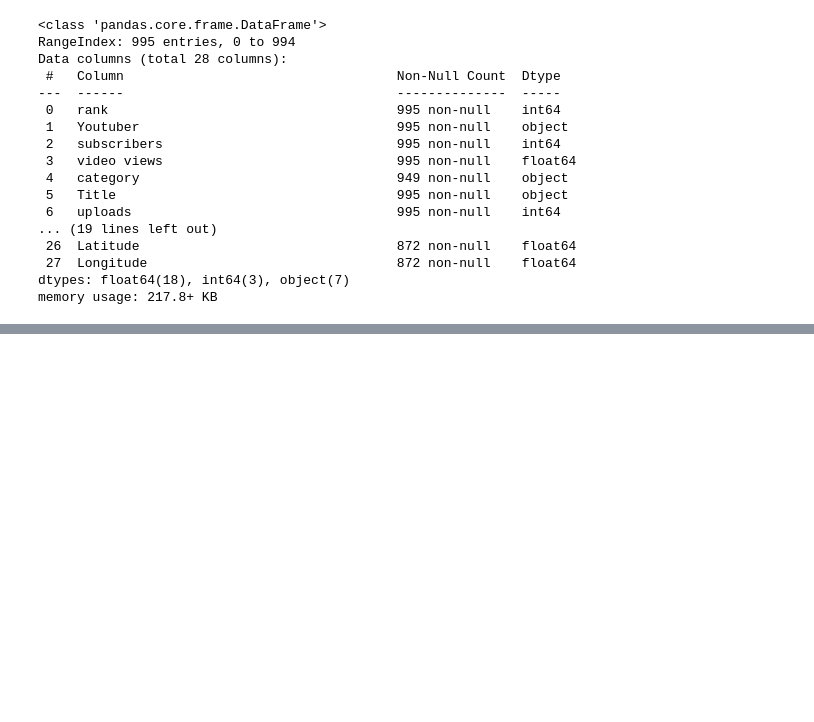
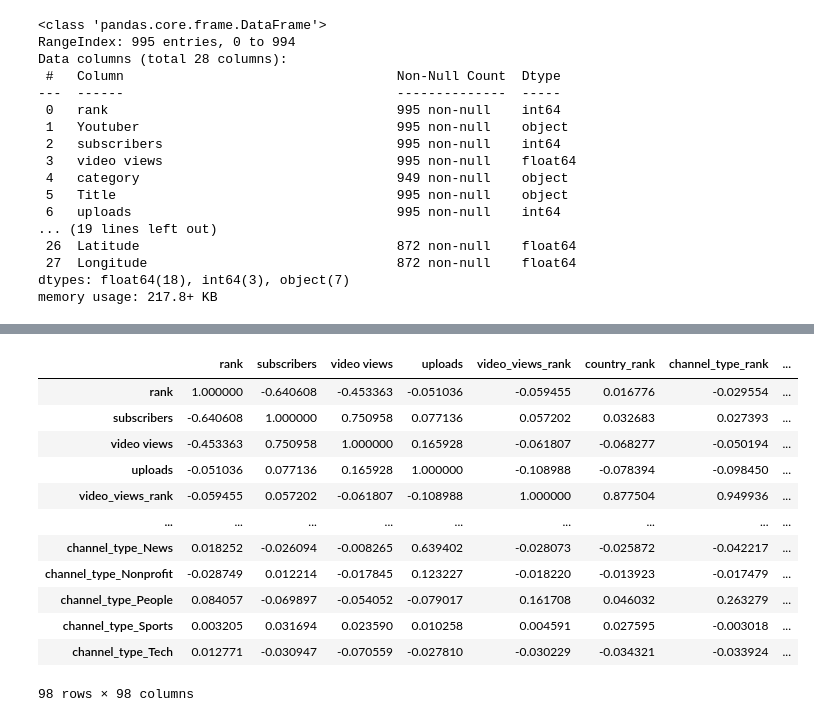
Before and after one commit to King-georges/You-Tube-Stats-Analysis, a Jupyter notebook: Project_notebook.ipynb, the cells around one changed output, grey strips where cells are left out. Cells and saved outputs as stored; diff of their text form; code cells hidden in the pictures; blank space fills up the shorter version.

```diff
--- a/Project_notebook.ipynb
+++ b/Project_notebook.ipynb
@@ -71,0 +357,16 @@ memory usage: 217.8+ KB
+# %%
+df.corr()
+# %% [output]
+|  | rank | subscribers | video views | uploads | video_views_rank | country_rank | channel_type_rank | ... |
+| rank | 1.000000 | -0.640608 | -0.453363 | -0.051036 | -0.059455 | 0.016776 | -0.029554 | ... |
+| subscribers | -0.640608 | 1.000000 | 0.750958 | 0.077136 | 0.057202 | 0.032683 | 0.027393 | ... |
+| video views | -0.453363 | 0.750958 | 1.000000 | 0.165928 | -0.061807 | -0.068277 | -0.050194 | ... |
+| uploads | -0.051036 | 0.077136 | 0.165928 | 1.000000 | -0.108988 | -0.078394 | -0.098450 | ... |
+| video_views_rank | -0.059455 | 0.057202 | -0.061807 | -0.108988 | 1.000000 | 0.877504 | 0.949936 | ... |
+| ... | ... | ... | ... | ... | ... | ... | ... | ... |
+| channel_type_News | 0.018252 | -0.026094 | -0.008265 | 0.639402 | -0.028073 | -0.025872 | -0.042217 | ... |
+| channel_type_Nonprofit | -0.028749 | 0.012214 | -0.017845 | 0.123227 | -0.018220 | -0.013923 | -0.017479 | ... |
+| channel_type_People | 0.084057 | -0.069897 | -0.054052 | -0.079017 | 0.161708 | 0.046032 | 0.263279 | ... |
+| channel_type_Sports | 0.003205 | 0.031694 | 0.023590 | 0.010258 | 0.004591 | 0.027595 | -0.003018 | ... |
+| channel_type_Tech | 0.012771 | -0.030947 | -0.070559 | -0.027810 | -0.030229 | -0.034321 | -0.033924 | ... |
+98 rows × 98 columns
```
Also changed, not shown: parts of 25 cells of this notebook.
